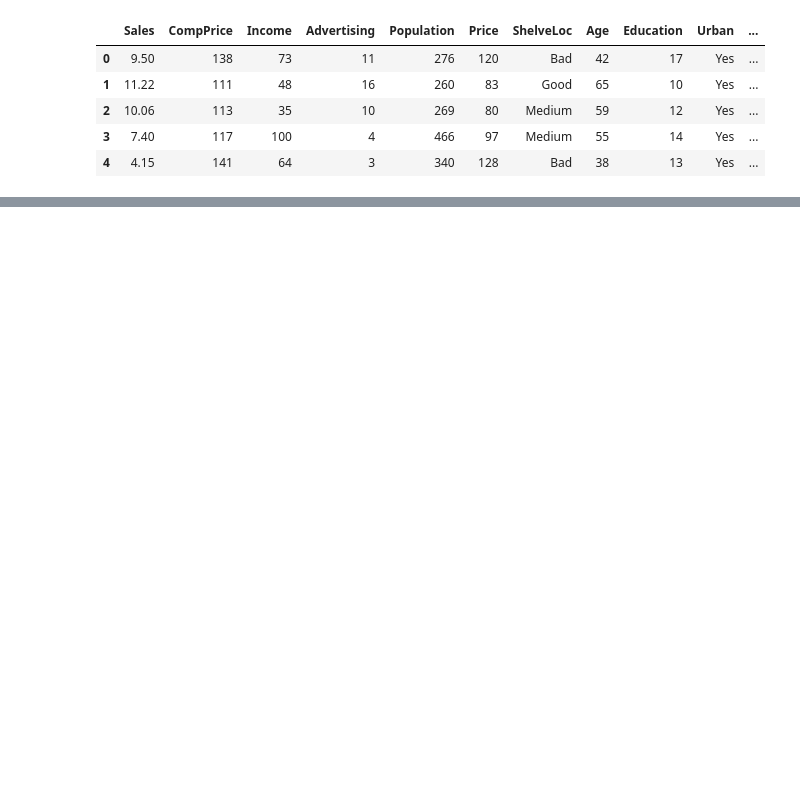
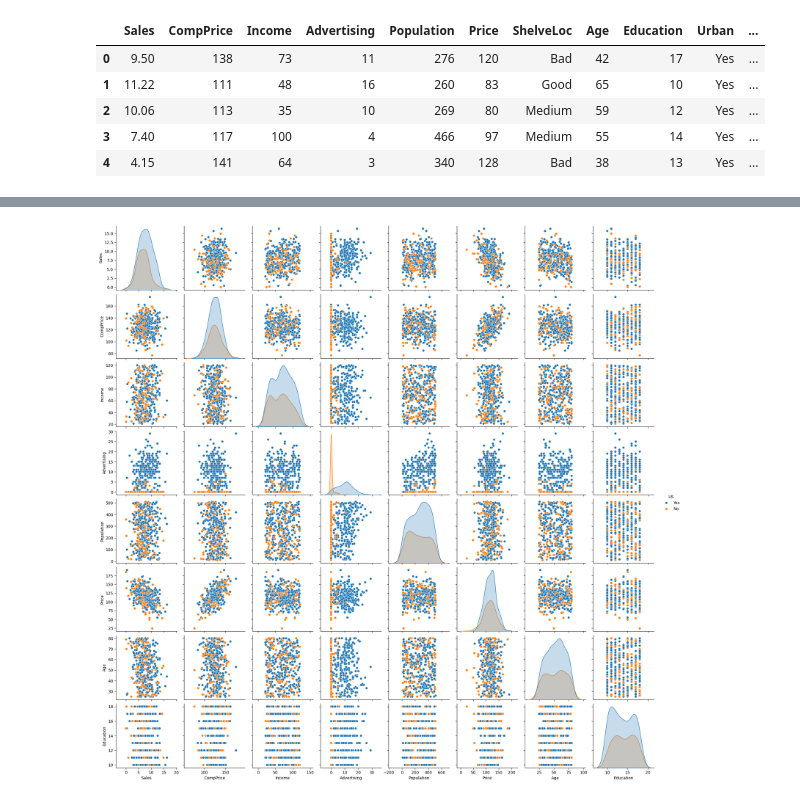
Before and after one commit to ana-lsm/data-science, a Jupyter notebook: carseats/lr-chap1-carseats.ipynb, the cells around one changed output, grey strips where cells are left out. Cells and saved outputs as stored; diff of their text form; code cells hidden in the pictures; blank space fills up the shorter version.

```diff
--- a/carseats/lr-chap1-carseats.ipynb
+++ b/carseats/lr-chap1-carseats.ipynb
@@ -15,0 +68,5 @@ df.head()
+# %%
+sns.pairplot(data=df, hue='US')
+plt.show()
+# %% [output]
+[figure, added]
```
Also changed, not shown: parts of 12 cells of this notebook.
